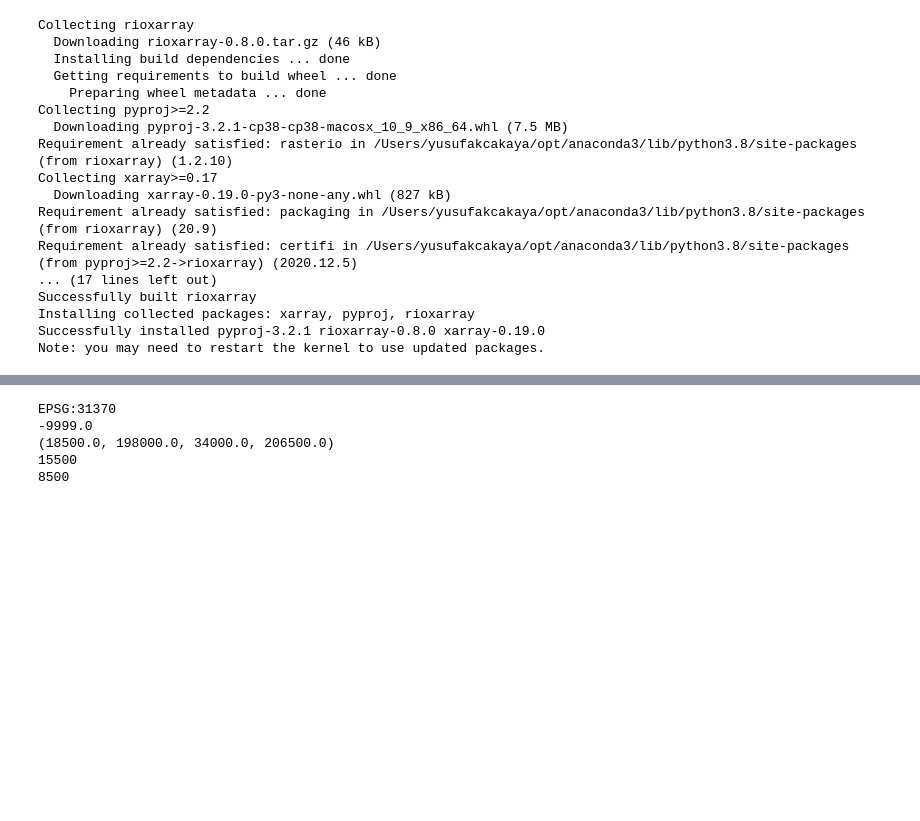
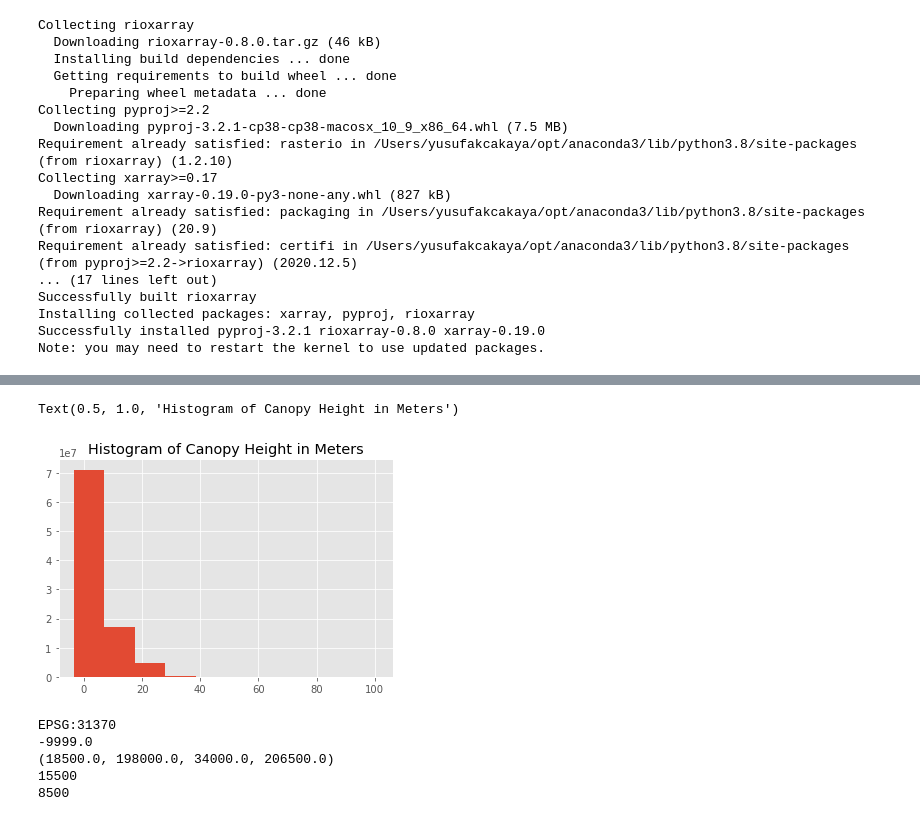
Before and after one commit to yusufakcakaya/3D-House-Project, a Jupyter notebook: 3D_HOUSE.ipynb, the cells around one changed output, grey strips where cells are left out. Drawn from its saved outputs; the diff is of its cells as text; code cells hidden in the pictures; blank space fills up the shorter version.

```diff
--- a/3D_HOUSE.ipynb
+++ b/3D_HOUSE.ipynb
@@ -76,5 +86,5 @@ import matplotlib.pyplot as plt
 # %%
-surface = rioxarray.open_rasterio('/Users/yusufakcakaya/Desktop/DHMVIIDSMRAS1m_k11/DHMVIIDSMRAS1m_k11.tif', masked=True))
-surface
-terrain = rioxarray.open_rasterio("/Users/yusufakcakaya/Desktop/DHMVIIDSMRAS1m_k11/DHMVIIDSMRAS1m_k11.tif", masked=True)
+#DSM of k03
+surface_k3 = rioxarray.open_rasterio('/Users/yusufakcakaya/Desktop/DHMVIIDSMRAS1m_k03/GeoTIFF/DHMVIIDSMRAS1m_k03.tif', masked=True)
+surface_k3
 # %% [output]
@@ -95,0 +127,2 @@ Attributes:
+# %%
+terrain_k3_matched = terrain_k3.rio.reproject_match(surface_k3)
@@ -95,0 +131,3 @@ Attributes:
+# %%
+canopy_k3 = surface_k3 - terrain_k3_matched
+canopy_k3.compute()
@@ -96,3 +176,11 @@ Attributes:
+# %%
+plt.figure()
+plt.style.use('ggplot') # adds a style to improve the aesthetics
+canopy_k3.plot.hist()
+plt.title("Histogram of Canopy Height in Meters")
+# %% [output]
+Text(0.5, 1.0, 'Histogram of Canopy Height in Meters')
+[figure, added]
 # %%
 print(surface.rio.crs)
 print(surface.rio.nodata)
```
Also changed, not shown: parts of 13 cells of this notebook, 1 other file.
